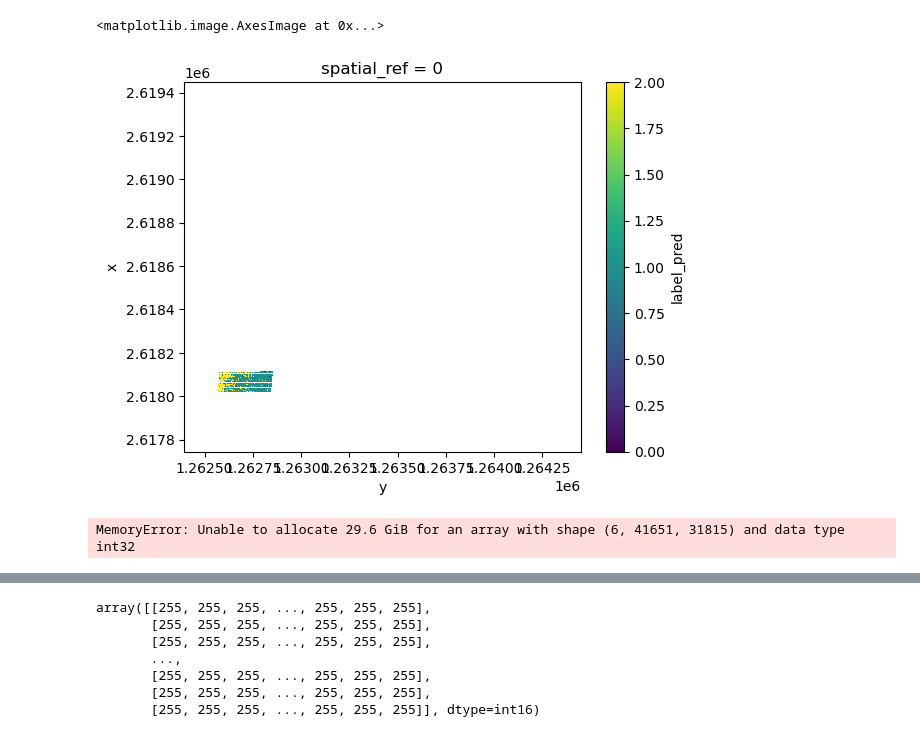
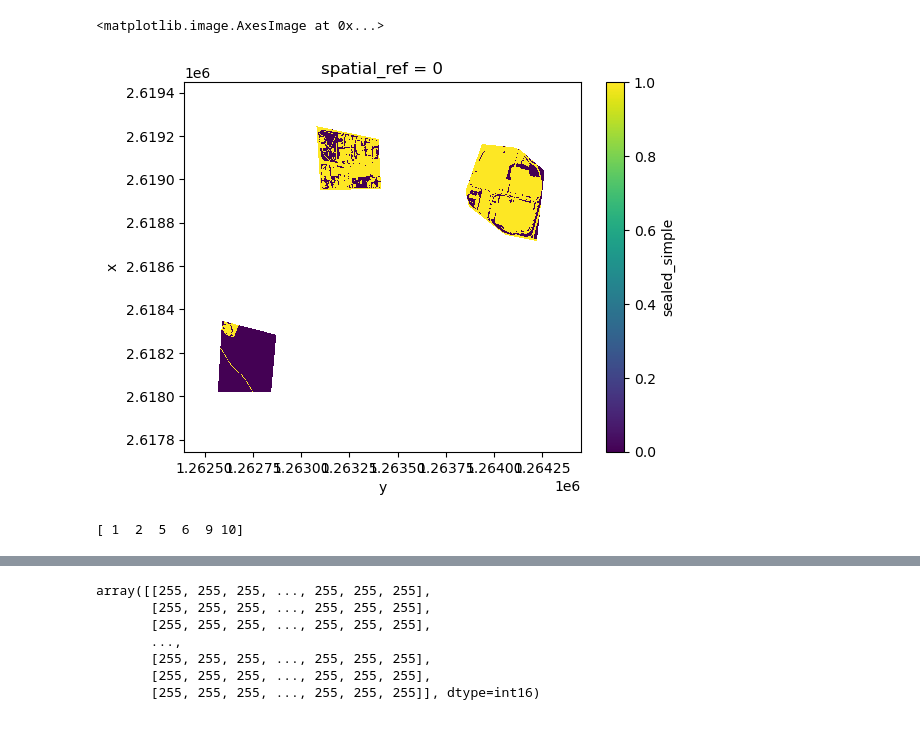
Before and after one commit to juliankraft/TermPaper2_RasterClassification, a Jupyter notebook: code/sandbox/dev.ipynb, the cells around one changed output, grey strips where cells are left out. Cells and saved outputs as stored; diff of their text form; code cells hidden in the pictures.

```diff
--- a/code/sandbox/dev.ipynb
+++ b/code/sandbox/dev.ipynb
@@ -55,2 +14,2 @@ labels = rxr.open_rasterio(labels_path)
 # %%
-ds = xr.open_zarr('/cfs/earth/scratch/kraftjul/sa2/runs/noaugment/preds.zarr')
+ds_path = '/cfs/earth/scratch/kraftjul/sa2/data/ds_categorys_sealing.zarr'
@@ -70,0 +16,2 @@ Data variables:
+# %%
+ds = xr.open_zarr(ds_path)
@@ -71,5 +182,7 @@ Data variables:
+# %%
+labels = ds['sealed_simple'].where(ds['sealed_simple'] != 255)
 # %%
-ds['label_pred'].plot.imshow()
+labels.plot.imshow()
 # %% [output]
 <matplotlib.image.AxesImage at 0x...>
-[figure, old version]
+[figure, new version]
@@ -81,22 +189,24 @@ labels = labels.where(labels != 3, 2)
-# %%
-ds = rxr.open_rasterio(ds_path)
-labels = rxr.open_rasterio(labels_path)
-
-# Modify the labels
-labels = labels.where(labels != -1, 255)
-labels = labels.where(labels != 1, 0)
-labels = labels.where(labels != 2, 1)
-labels = labels.where(labels != 3, 2)
-
-# Ensure the coordinates match
-labels = labels.assign_coords(band=[6])
-
-# Replace band 6 in ds with labels
-ds.loc[dict(band=6)] = labels.sel(band=6).data
-
-print(ds)
-# %% [output]
-MemoryError: Unable to allocate 29.6 GiB for an array with shape (6, 41651, 31815) and data type int32
+# %%
+def get_mask_values(mask_area: list[int] | int) -> np.ndarray:
+        mask_area_ = np.array([mask_area] if isinstance(mask_area, int) else mask_area)
+
+        if any(mask_area_ < 0) or any(mask_area_ > 4):
+            raise ValueError('`mask_values` must be in range [0, ..., 4]')
+
+        mask_values = np.argwhere(np.isin((np.arange(1, 13) - 1) % 4, mask_area_ - 1)).flatten() + 1
+
+        if any(mask_area_ == 0):
+            mask_values = np.concatenate((mask_values, np.zeros(1, dtype=int)))
+
+        return mask_values
+
+mask_area = [1, 2]
+
+mask_values = get_mask_values(mask_area)
+
+print(mask_values)
+# %% [output]
+[ 1  2  5  6  9 10]
 # %%
 print(labels)
 # %% [output]
```
Also changed, not shown: parts of 20 cells of this notebook.
